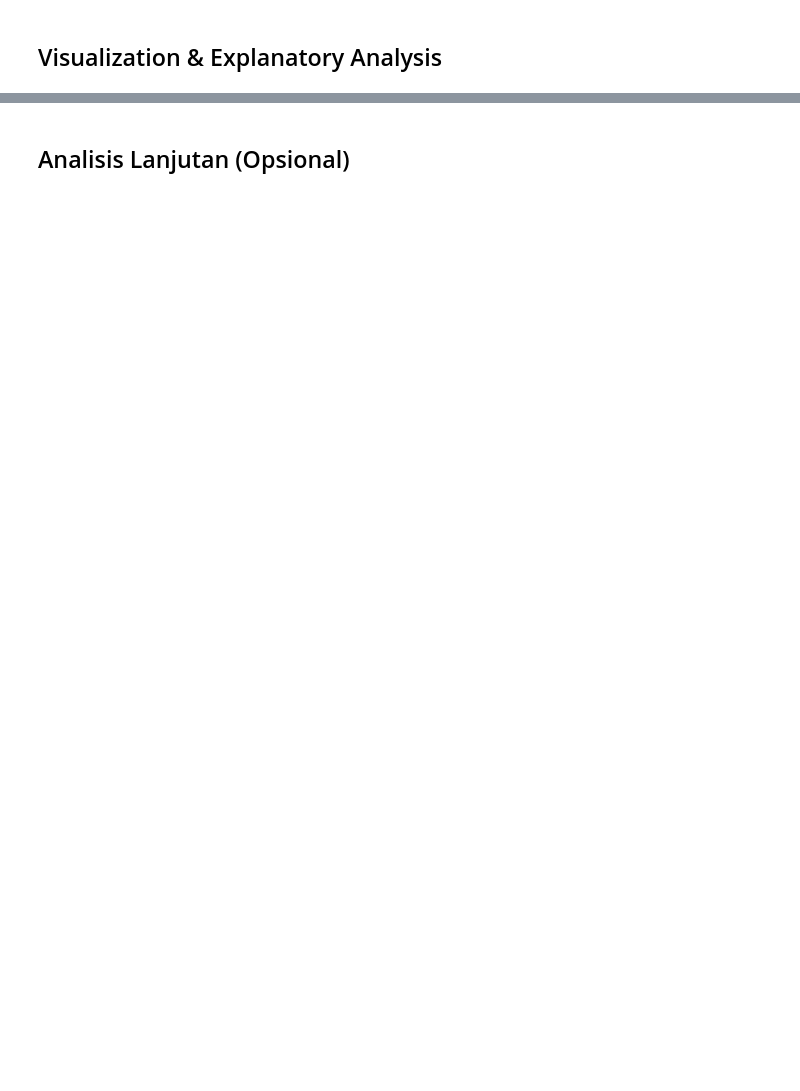
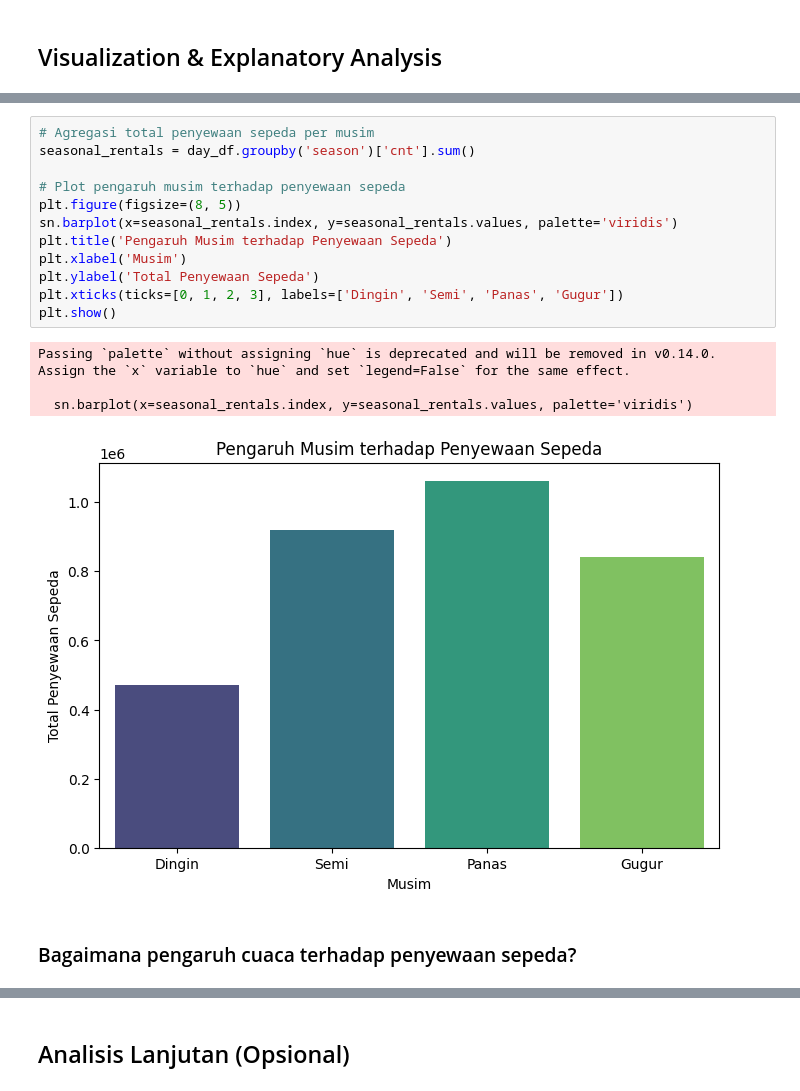
Before and after one commit to bagascahyawiguna/DataAnalysis, a Jupyter notebook: notebook.ipynb, the cells around one changed output, grey strips where cells are left out. Saved outputs shown, nothing was run; the diff lists cells and outputs as text; blank space fills up the shorter version.

```diff
--- a/notebook.ipynb
+++ b/notebook.ipynb
@@ -86,0 +535,19 @@ day_df.head()
+# %%
+# Agregasi total penyewaan sepeda per musim
+seasonal_rentals = day_df.groupby('season')['cnt'].sum()
+
+# Plot pengaruh musim terhadap penyewaan sepeda
+plt.figure(figsize=(8, 5))
+sn.barplot(x=seasonal_rentals.index, y=seasonal_rentals.values, palette='viridis')
+plt.title('Pengaruh Musim terhadap Penyewaan Sepeda')
+plt.xlabel('Musim')
+plt.ylabel('Total Penyewaan Sepeda')
+plt.xticks(ticks=[0, 1, 2, 3], labels=['Dingin', 'Semi', 'Panas', 'Gugur'])
+plt.show()
+# %% [output]
+Passing `palette` without assigning `hue` is deprecated and will be removed in v0.14.0. Assign the `x` variable to `hue` and set `legend=False` for the same effect.
+
+  sn.barplot(x=seasonal_rentals.index, y=seasonal_rentals.values, palette='viridis')
+[figure, added]
+# %% [markdown]
+### Bagaimana pengaruh cuaca terhadap penyewaan sepeda?
```
Also changed, not shown: parts of 71 cells of this notebook.
